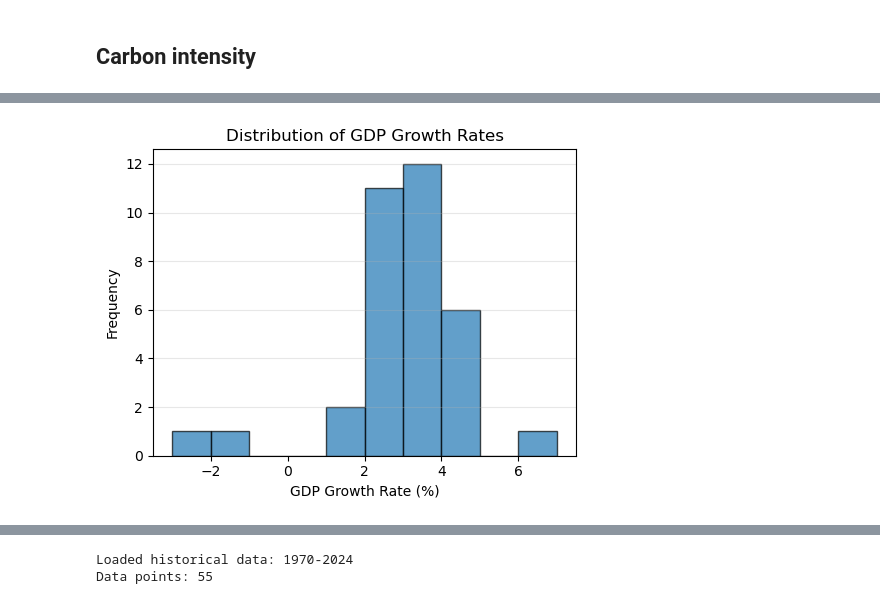
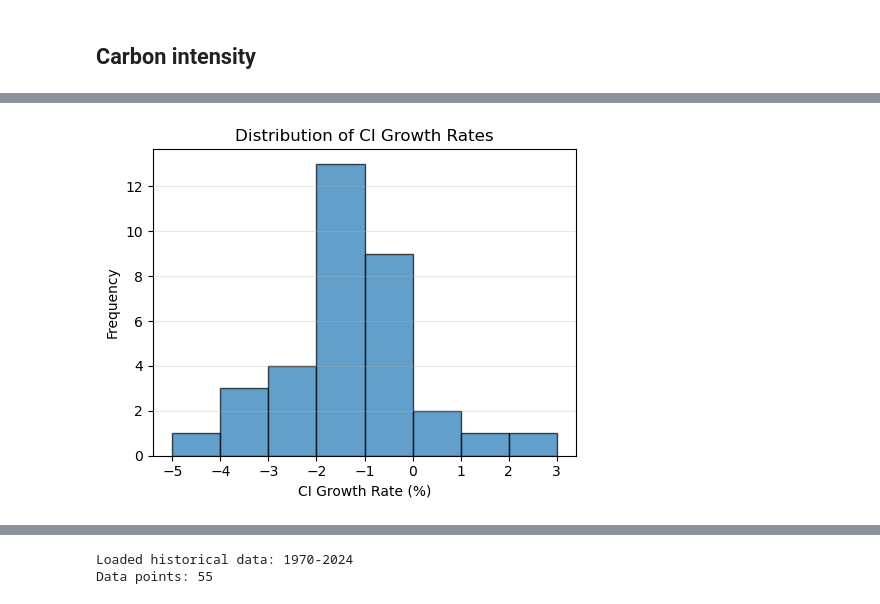
Before and after one commit to nezzag/peaking_test, a Jupyter notebook: notebooks/peaker_historical_tests_clean.ipynb, the cells around one changed output, grey strips where cells are left out. Saved outputs shown, nothing was run; the diff lists cells and outputs as text; code cells hidden in the pictures.

```diff
--- a/notebooks/peaker_historical_tests_clean.ipynb
+++ b/notebooks/peaker_historical_tests_clean.ipynb
@@ -505,22 +548,30 @@ gdp_growth.tail()
-# %%
-# Frequency plot of GDP growth rates over time period - shows 2 and 3% are the most common
-growth_rates = gdp_growth['growth']*100
-
-# Define bins with 1% width
-bins = np.arange(np.floor(growth_rates.min()),
-                 np.ceil(growth_rates.max()) + 1,
-                 1)  # 1% bands
-
-# Create the histogram
-fig, ax = plt.subplots(figsize=(5, 4))
-ax.hist(growth_rates, bins=bins, edgecolor='black', alpha=0.7)
-
-ax.set_xlabel('GDP Growth Rate (%)')
-ax.set_ylabel('Frequency')
-ax.set_title('Distribution of GDP Growth Rates')
-ax.grid(axis='y', alpha=0.3)
-
-plt.tight_layout()
-plt.show()
-# %% [output]
-[figure, removed]
+# %%
+# calculate recent CI reduction rates
+years = np.arange(1990, 2024, 1)
+ci_growth_rate = []
+for year in years:
+    ci_growth_rate.append([year, (ci.loc[ci['region']=='WLD', str(year)].squeeze() / ci.loc[ci['region']=='WLD', str(year-1)].squeeze())-1])
+
+ci_growth = pd.DataFrame(ci_growth_rate, columns = ['year', 'growth'])
+
+# Frequency plot of GDP growth rates over time period - shows 2 and 3% are the most common
+growth_rates = ci_growth['growth']*100
+
+# Define bins with 1% width
+bins = np.arange(np.floor(growth_rates.min()),
+                 np.ceil(growth_rates.max()) + 1,
+                 1)  # 1% bands
+
+# Create the histogram
+fig, ax = plt.subplots(figsize=(5, 4))
+ax.hist(growth_rates, bins=bins, edgecolor='black', alpha=0.7)
+
+ax.set_xlabel('CI Growth Rate (%)')
+ax.set_ylabel('Frequency')
+ax.set_title('Distribution of CI Growth Rates')
+ax.grid(axis='y', alpha=0.3)
+
+plt.tight_layout()
+plt.show()
+# %% [output]
+[figure, added]
```
Also changed, not shown: parts of 7 cells of this notebook, 3 other files.
